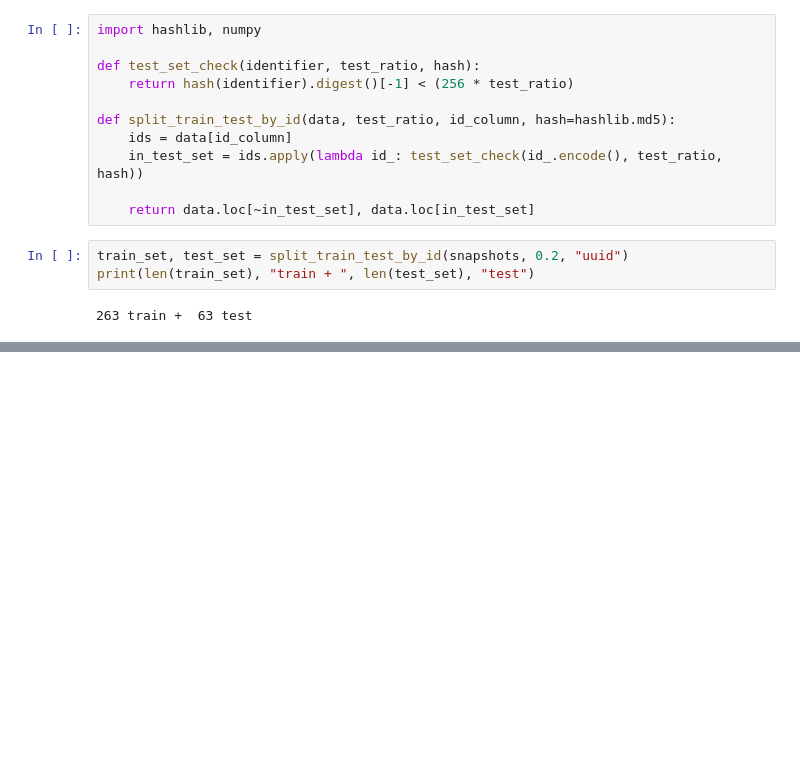
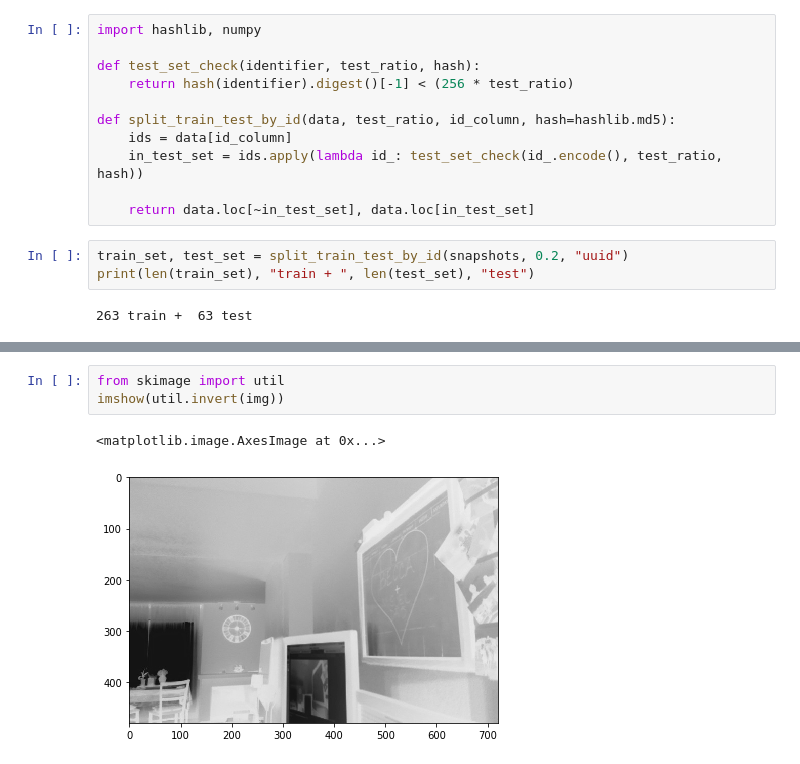
Before and after one commit to misalcedo/pibot, a Jupyter notebook: Learn/src/rapbot.ipynb, the cells around one changed output, grey strips where cells are left out. Drawn from its saved outputs; the diff is of its cells as text; blank space fills up the shorter version.

```diff
--- a/Learn/src/rapbot.ipynb
+++ b/Learn/src/rapbot.ipynb
@@ -101,0 +151,6 @@ print(len(train_set), "train + ", len(test_set), "test")
+# %%
+from skimage import util
+imshow(util.invert(img))
+# %% [output]
+<matplotlib.image.AxesImage at 0x...>
+[figure, added]
```
Also changed, not shown: parts of 13 cells of this notebook.
